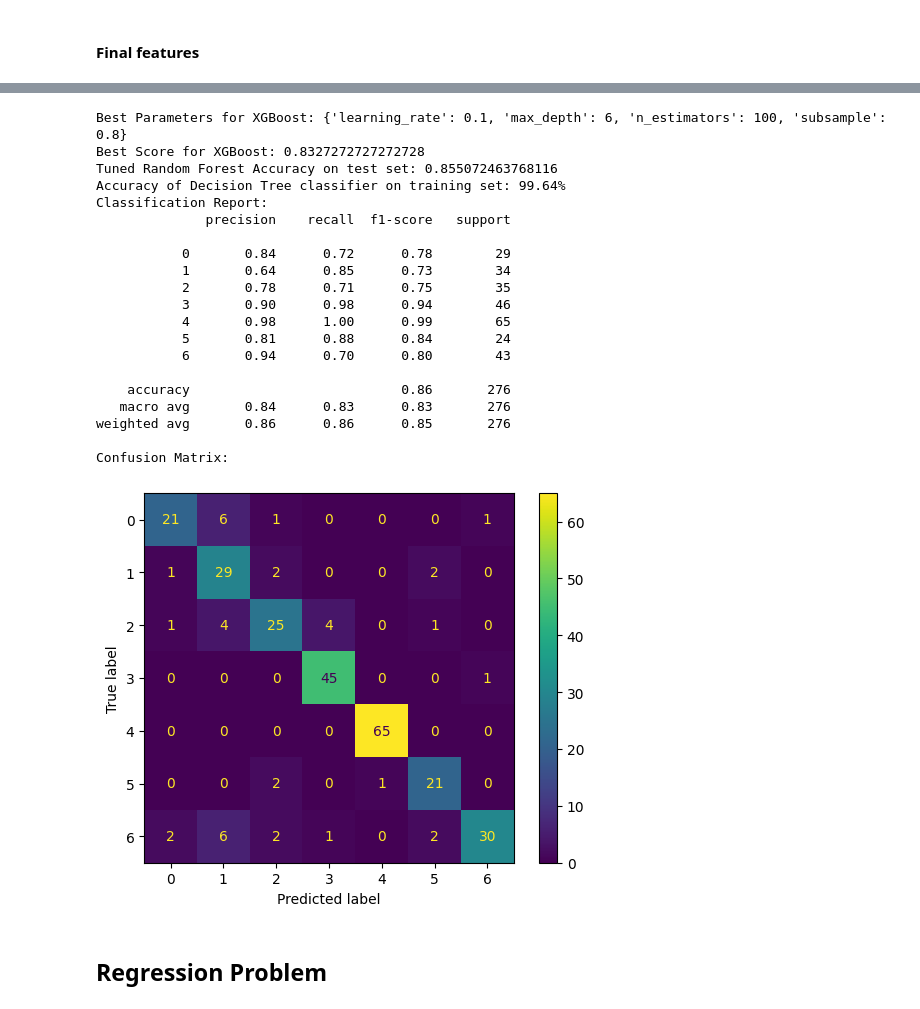
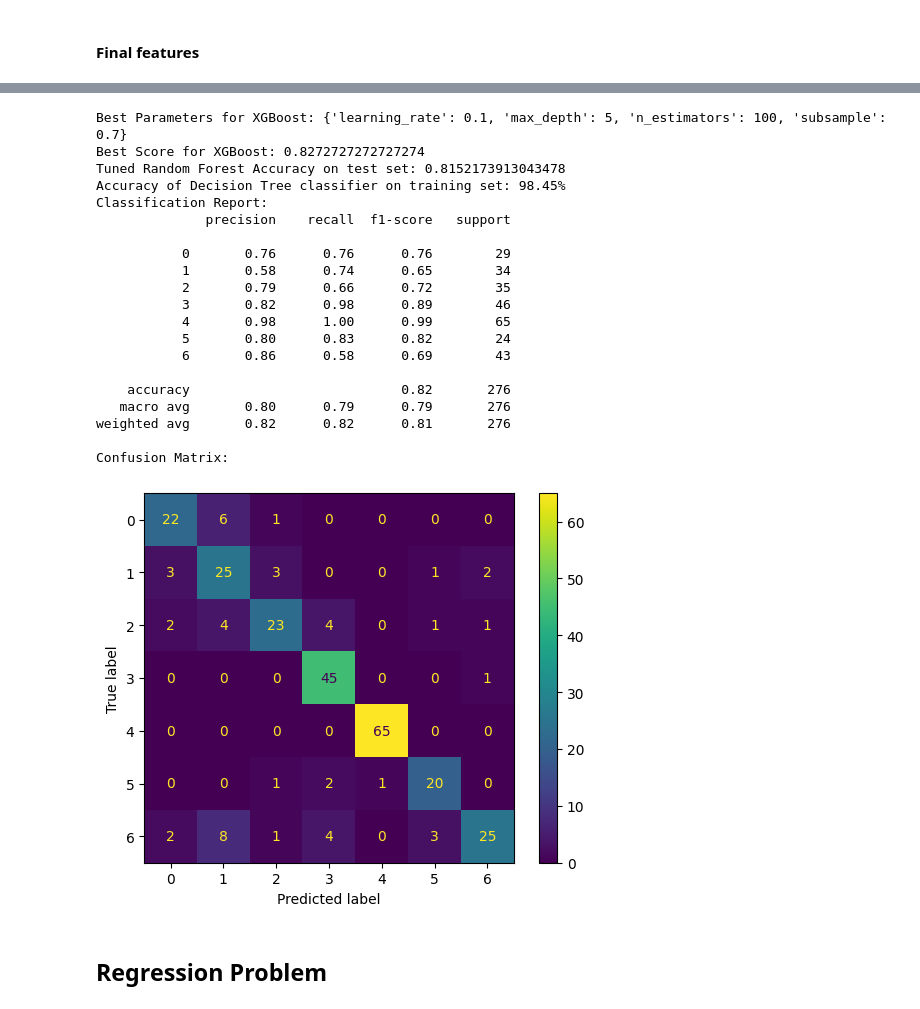
Before and after one commit to dang-nguyendd/ds_data_modelling, a Jupyter notebook: s3759957.ipynb, the cells around one changed output, grey strips where cells are left out. Saved outputs shown, nothing was run; the diff lists cells and outputs as text; code cells hidden in the pictures.

```diff
--- a/s3759957.ipynb
+++ b/s3759957.ipynb
@@ -635,10 +635,22 @@ Feature Creating are conducted in this part as Mass Body Index is calculated bas
 # %%
 # Calculate the Mass Body Index (MBI) as Weight / (Height^2)
 df['Mass_body_index'] = df['Weight'] / (df['Height'] ** 2)
+# %%
+# Handling skewness
+df['FAF'] = np.log(df['FAF'] + 1)
+df['FCVC'] = np.log(df['FCVC'] + 1)
+df['TUE'] = np.log(df['TUE'] + 1)
 # %% [markdown]
 Since targets of the model are composite variable of Height and Weight by the equation **Mass Body Index = Weight / Height^2**, they will be dropped from the dataframe.
 # %%
 df = df.drop(columns=['Height', 'Weight'])
+# %%
+# Age values are normalised
+from sklearn.preprocessing import StandardScaler
+scaler = StandardScaler()
+
+# Fit and transform the 'Age' column
+df['Age'] = scaler.fit_transform(df[['Age']])
 # %%
 cat_cols=df.select_dtypes(include=['object','category']).columns.to_list()
 num_cols = df.select_dtypes(include=np.number).columns.tolist()
@@ -834,15 +844,22 @@ class CustomXGBClassifier(BaseEstimator, ClassifierMixin):
 
 # Hyperparameter grid for XGBoost
 param_grid_xgb = {
-    'n_estimators': [100, 200],
-    'max_depth': [3, 6, 10],
-    'learning_rate': [0.01, 0.1, 0.2],
-    'subsample': [0.8, 0.9, 1.0],
+    'n_estimators': [50, 100, 200],               # Number of boosting rounds
+    'max_depth': [3, 5, 7, 10],                   # Maximum depth of trees
+    'learning_rate': [0.01, 0.1, 0.05],           # Learning rate (shrinkage)
+    'subsample': [0.5, 0.7, 0.8, 1.0],                  # Fraction of samples to be used in each boosting round
 }
+
+# Get the number of positive and negative samples in the training set
+num_positive = np.sum(y_train == 1)
+num_negative = np.sum(y_train == 0)
+
+# Calculate scale_pos_weight
+scale_pos_weight = num_negative / num_positive
 
 # Initialize GridSearchCV with CustomXGBClassifier
 grid_search_xgb = GridSearchCV(
-    estimator=CustomXGBClassifier(random_state=42),
+    estimator=CustomXGBClassifier(scale_pos_weight=  scale_pos_weight, random_state=42),
     param_grid=param_grid_xgb,
     cv=5,       # Number of cross-validation folds
     n_jobs=-1,  # Use all available cores
@@ -854,47 +871,47 @@ grid_search_xgb.fit(X_train, y_train)
 # Best parameters and best score
 print("Best Parameters for XGBoost:", grid_search_xgb.best_params_)
 print("Best Score for XGBoost:", grid_search_xgb.best_score_)
 
 # Use the best model to make predictions
 best_xgb_model = grid_search_xgb.best_estimator_
 y_pred_best_xgb = best_xgb_model.predict(X_test)
 
 print("Tuned Random Forest Accuracy on test set:", accuracy_score(y_test, y_pred_best_xgb))
 conf_matrix = confusion_matrix(y_test, y_pred_best_xgb)
 class_report = classification_report(y_test, y_pred_best_xgb)
 
 # Print the evaluation metrics
 print('Accuracy of Decision Tree classifier on training set: {:.2f}%'
      .format(best_xgb_model.score(X_train, y_train) * 100))
 
 print("Classification Report:")
 print(class_report)
 print("Confusion Matrix:")
 disp = ConfusionMatrixDisplay(confusion_matrix=conf_matrix)
 disp.plot()
 plt.show()
 # %% [output]
-Best Parameters for XGBoost: {'learning_rate': 0.1, 'max_depth': 6, 'n_estimators': 100, 'subsample': 0.8}
-Best Score for XGBoost: 0.8327272727272728
-Tuned Random Forest Accuracy on test set: 0.855072463768116
-Accuracy of Decision Tree classifier on training set: 99.64%
+Best Parameters for XGBoost: {'learning_rate': 0.1, 'max_depth': 5, 'n_estimators': 100, 'subsample': 0.7}
+Best Score for XGBoost: 0.8272727272727274
+Tuned Random Forest Accuracy on test set: 0.8152173913043478
+Accuracy of Decision Tree classifier on training set: 98.45%
 Classification Report:
               precision    recall  f1-score   support
 
-           0       0.84      0.72      0.78        29
-           1       0.64      0.85      0.73        34
-           2       0.78      0.71      0.75        35
-           3       0.90      0.98      0.94        46
+           0       0.76      0.76      0.76        29
+           1       0.58      0.74      0.65        34
+           2       0.79      0.66      0.72        35
+           3       0.82      0.98      0.89        46
            4       0.98      1.00      0.99        65
-           5       0.81      0.88      0.84        24
-           6       0.94      0.70      0.80        43
+           5       0.80      0.83      0.82        24
+           6       0.86      0.58      0.69        43
 
-    accuracy                           0.86       276
-   macro avg       0.84      0.83      0.83       276
-weighted avg       0.86      0.86      0.85       276
+    accuracy                           0.82       276
+   macro avg       0.80      0.79      0.79       276
+weighted avg       0.82      0.82      0.81       276
 
 Confusion Matrix:
-[figure, old version]
+[figure, new version]
 # %% [markdown]
 ## Regression Problem
 # %% [markdown]
```
Also changed, not shown: parts of 7 cells of this notebook, 1 other file.
